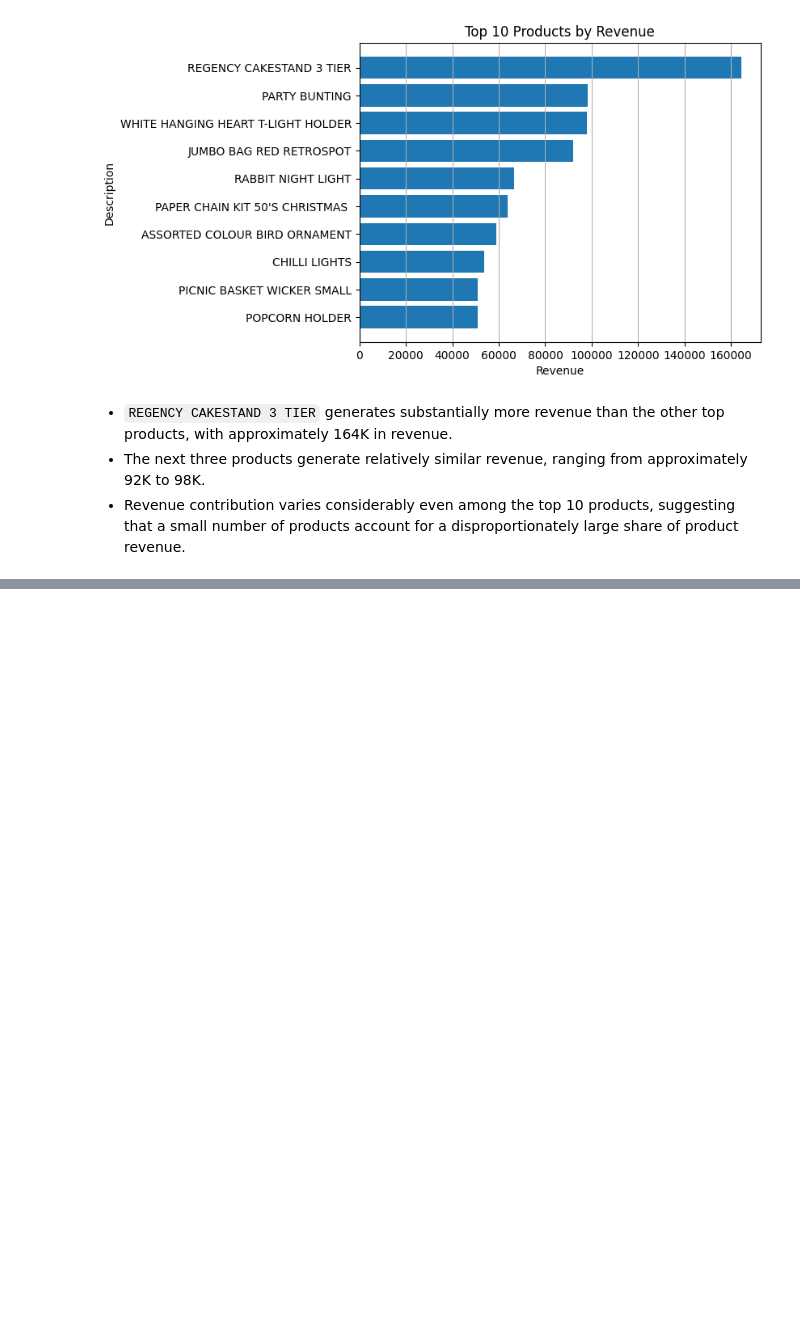
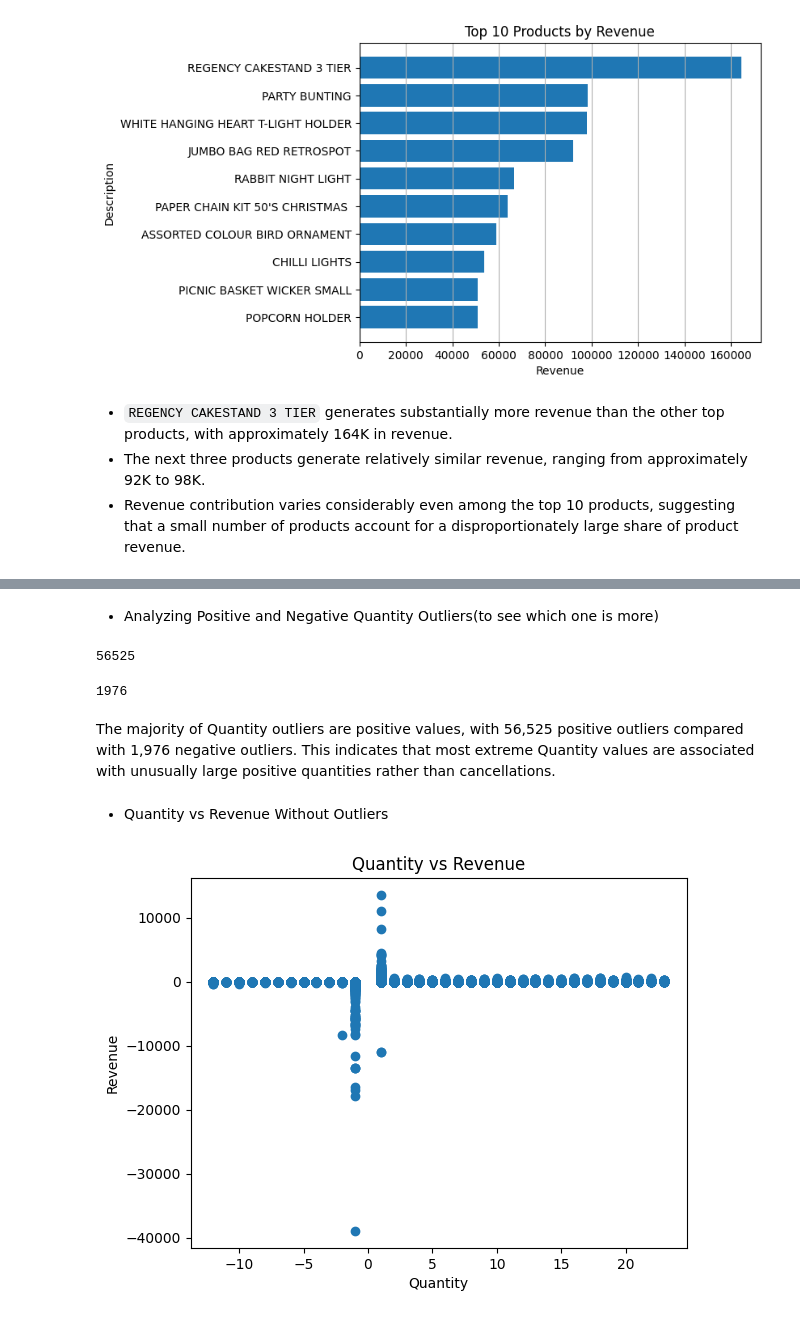
Before and after one commit to aylinshojazade/online-retail-analysis, a Jupyter notebook: analysis.ipynb, the cells around one changed output, grey strips where cells are left out. Saved outputs shown, nothing was run; the diff lists cells and outputs as text; code cells hidden in the pictures; blank space fills up the shorter version.

```diff
--- a/analysis.ipynb
+++ b/analysis.ipynb
@@ -884,0 +949,7 @@ plt.show()
+# %%
+Q1 = df["Quantity"].quantile(0.25)
+Q3 = df["Quantity"].quantile(0.75)
+
+IQR = Q3 - Q1
+
+IQR
@@ -884,0 +960,4 @@ plt.show()
+# %%
+lower_bound = Q1 - 1.5*IQR
+
+lower_bound
@@ -884,0 +966,4 @@ plt.show()
+# %%
+upper_bound = Q3 + 1.5*IQR
+
+upper_bound
@@ -884,0 +982,25 @@ plt.show()
+# %% [markdown]
+- Analyzing Positive and Negative Quantity Outliers(to see which one is more)
+# %%
+df[(df["Quantity"] > upper_bound)].shape[0]
+# %% [output]
+56525
+# %%
+df[(df["Quantity"] < lower_bound)].shape[0]
+# %% [output]
+1976
+# %% [markdown]
+The majority of Quantity outliers are positive values, with 56,525 positive outliers compared with 1,976 negative outliers. This indicates that most extreme Quantity values are associated with unusually large positive quantities rather than cancellations.
+# %% [markdown]
+- Quantity vs Revenue Without Outliers
+# %%
+plt.scatter(df[(df["Quantity"] < upper_bound) & (df["Quantity"] > lower_bound)]["Quantity"],
+            df[(df["Quantity"] < upper_bound) & (df["Quantity"] > lower_bound)]["Revenue"])
+
+plt.title("Quantity vs Revenue")
+plt.xlabel("Quantity")
+plt.ylabel("Revenue")
+
+plt.show()
+# %% [output]
+[figure, added]
```
Also changed, not shown: parts of 21 cells of this notebook.
